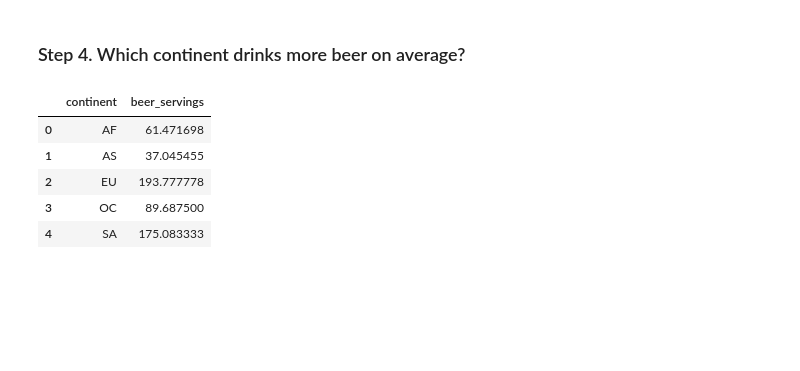
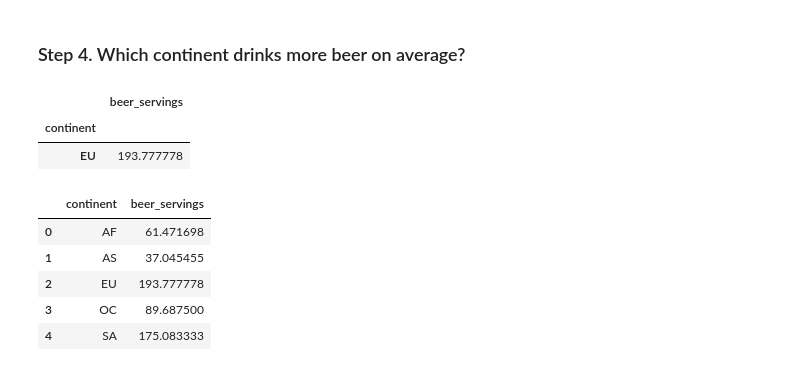
Before and after one commit to josemanuelgonzalezfornell/Data_Analyst, a Jupyter notebook: 2-Pandas/Practica Chema/5-Alcohol_Consumption/Alcohol_Consumption.ipynb, the cells around one changed output. Drawn from its saved outputs; the diff is of its cells as text; code cells hidden in the pictures; blank space fills up the shorter version.

```diff
--- a/2-Pandas/Practica Chema/5-Alcohol_Consumption/Alcohol_Consumption.ipynb
+++ b/2-Pandas/Practica Chema/5-Alcohol_Consumption/Alcohol_Consumption.ipynb
@@ -26,6 +26,13 @@ df
 193 rows × 6 columns
 # %% [markdown]
 ### Step 4. Which continent drinks more beer on average?
+# %%
+beer = df.groupby("continent", as_index=True)[["beer_servings"]].mean()
+beer[beer["beer_servings"] == beer["beer_servings"].max()]
+# %% [output]
+|  | beer_servings |
+| continent |  |
+| EU | 193.777778 |
 # %%
 df.groupby("continent", as_index=False)["beer_servings"].mean()
 # %% [output]
```
Also changed, not shown: parts of 1 cell of this notebook, 3 other files.
